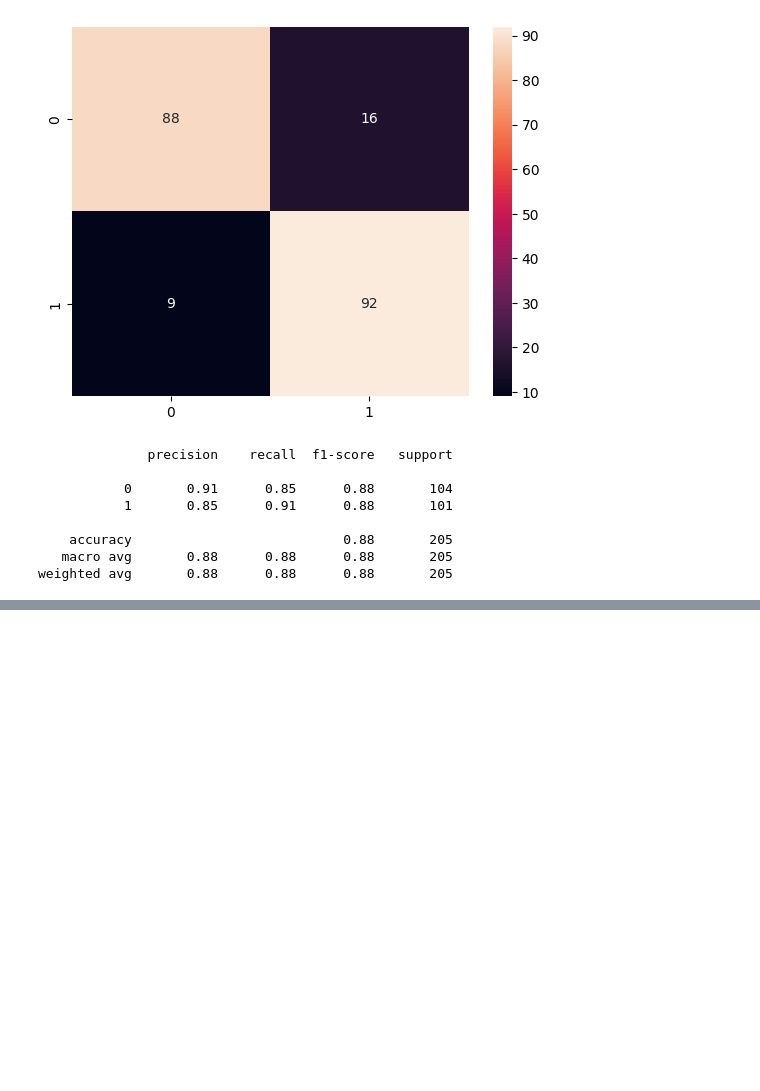
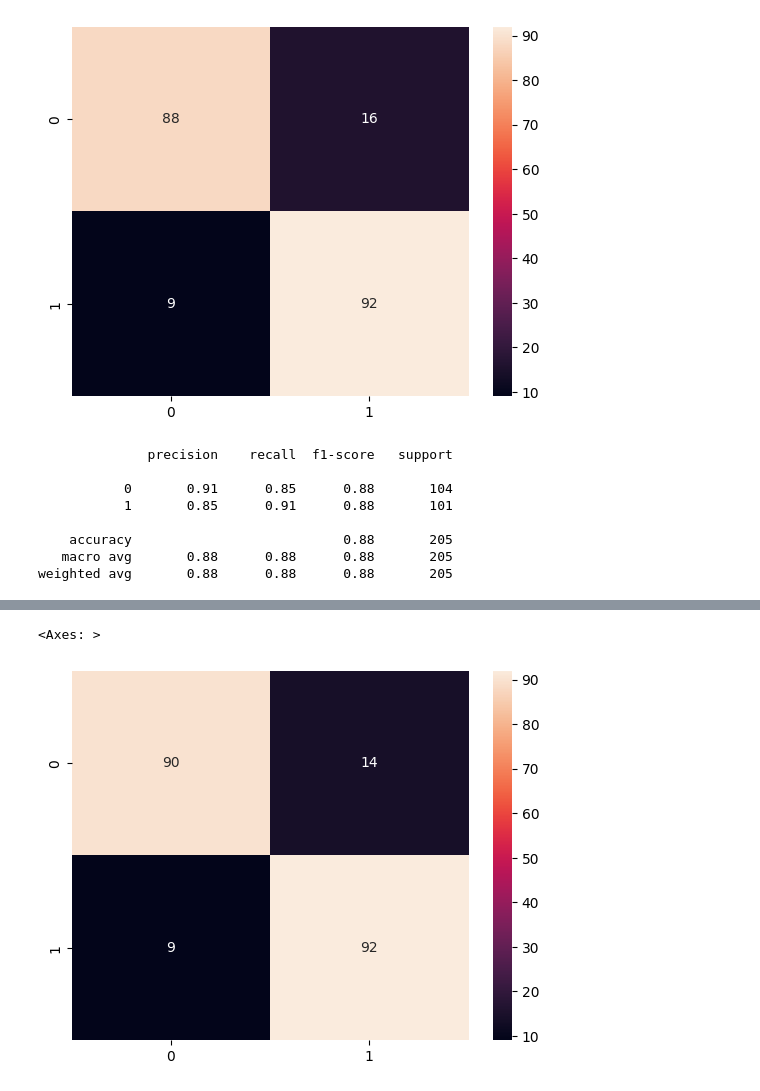
Before and after one commit to KamilShape/heart_disease_classification, a Jupyter notebook: heart_disease_classification.ipynb, the cells around one changed output, grey strips where cells are left out. Saved outputs shown, nothing was run; the diff lists cells and outputs as text; code cells hidden in the pictures; blank space fills up the shorter version.

```diff
--- a/heart_disease_classification.ipynb
+++ b/heart_disease_classification.ipynb
@@ -226,0 +257,3 @@ weighted avg       0.88      0.88      0.88       205
+# %%
+log_model_under = LogisticRegression()
+log_model_under.fit(X_train_under, y_train_under)
@@ -226,0 +269,11 @@ weighted avg       0.88      0.88      0.88       205
+# %%
+y_pred_under = log_model_under.predict(X_test)
+# %%
+#confusion matrix
+cm = confusion_matrix(y_test, y_pred_under)
+#heat map
+plt.style.use('default')
+sns.heatmap(cm, annot=True, fmt='d')
+# %% [output]
+<Axes: >
+[figure, added]
```
Also changed, not shown: parts of 22 cells of this notebook.
